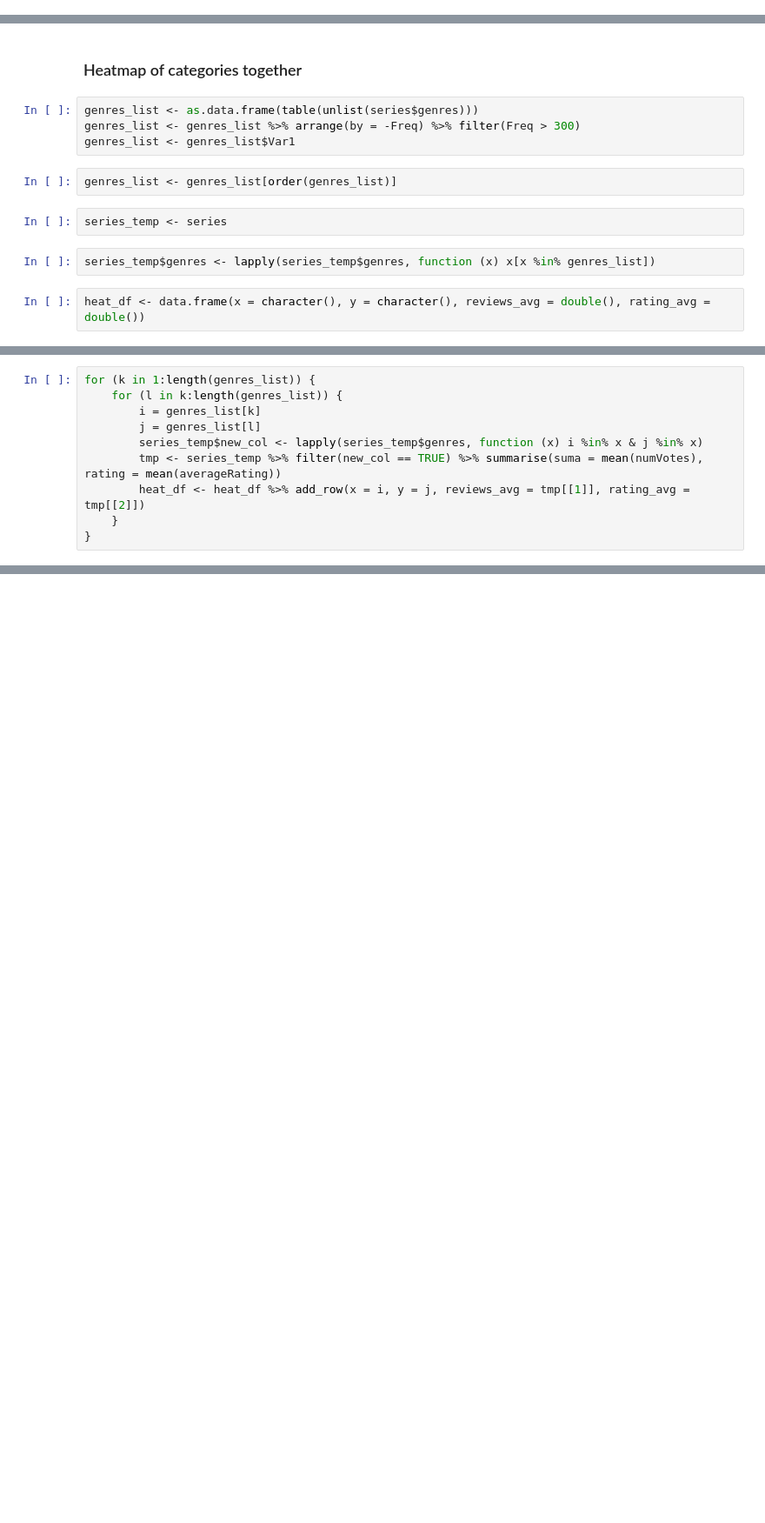
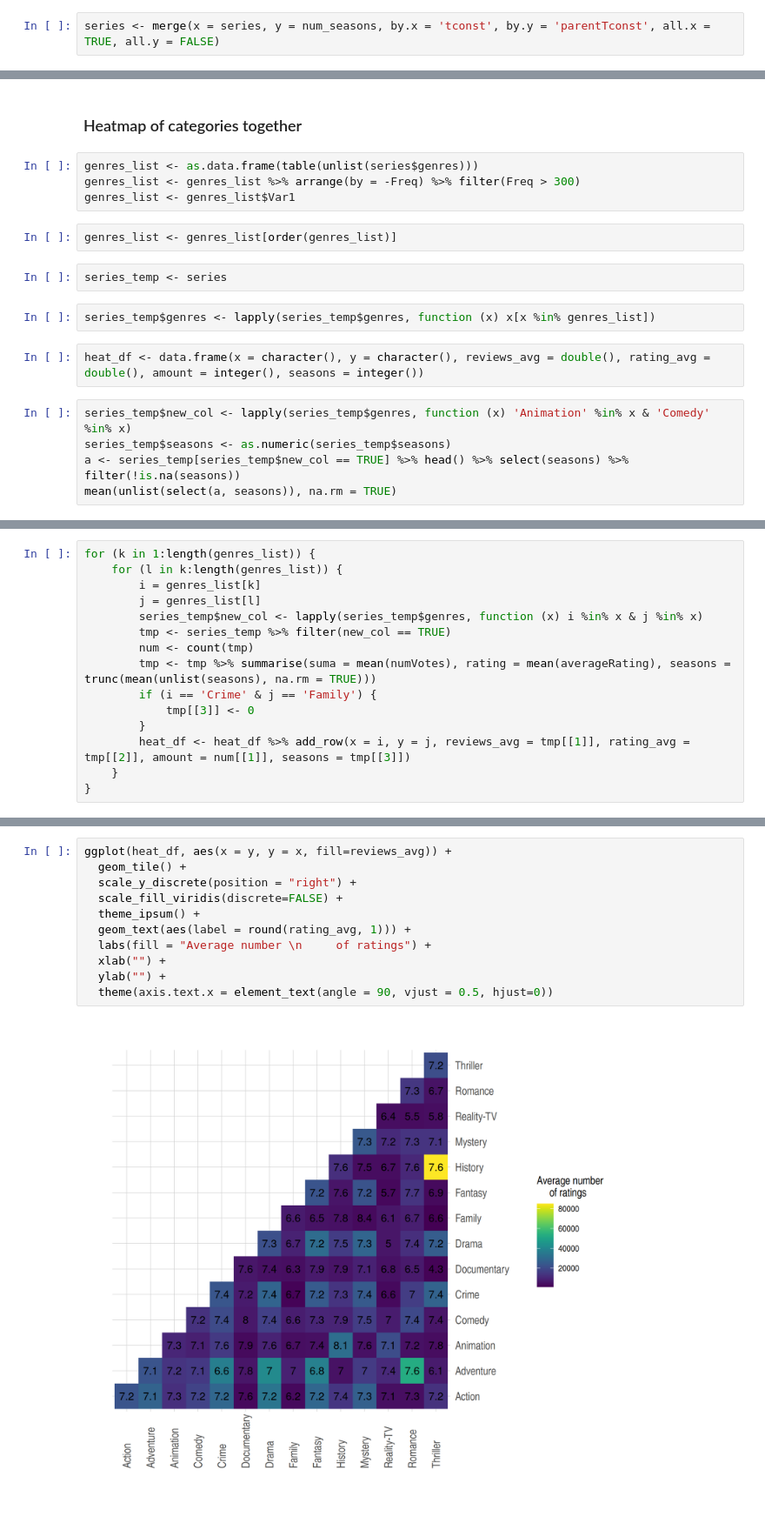
Before and after one commit to vaivapilk/DVZ, a Jupyter notebook: project.ipynb, the cells around one changed output, grey strips where cells are left out. Shown: that part at 87% size. Drawn from its saved outputs; the diff is of its cells as text; blank space fills up the shorter version.

Commit message:
second heatmap added

```diff
--- a/project.ipynb
+++ b/project.ipynb
@@ -114,3 +121,5 @@ crew_filtered <- crew %>% filter(tconst %in% series$tconst | tconst %in% episode
+# %%
+series <- merge(x = series, y = num_seasons, by.x = 'tconst', by.y = 'parentTconst', all.x = TRUE, all.y = FALSE)
 # %% [markdown]
 ### Data transformations
 # %%
@@ -247,4 +249,9 @@ series_temp <- series
 # %%
 series_temp$genres <- lapply(series_temp$genres, function (x) x[x %in% genres_list])
 # %%
-heat_df <- data.frame(x = character(), y = character(), reviews_avg = double(), rating_avg = double())
+heat_df <- data.frame(x = character(), y = character(), reviews_avg = double(), rating_avg = double(), amount = integer(), seasons = integer())
+# %%
+series_temp$new_col <- lapply(series_temp$genres, function (x) 'Animation' %in% x & 'Comedy' %in% x)
+series_temp$seasons <- as.numeric(series_temp$seasons)
+a <- series_temp[series_temp$new_col == TRUE] %>% head() %>% select(seasons) %>% filter(!is.na(seasons))
+mean(unlist(select(a, seasons)), na.rm = TRUE)
@@ -254,7 +263,12 @@ for (k in 1:length(genres_list)) {
         i = genres_list[k]
         j = genres_list[l]
         series_temp$new_col <- lapply(series_temp$genres, function (x) i %in% x & j %in% x)
-        tmp <- series_temp %>% filter(new_col == TRUE) %>% summarise(suma = mean(numVotes), rating = mean(averageRating))
-        heat_df <- heat_df %>% add_row(x = i, y = j, reviews_avg = tmp[[1]], rating_avg = tmp[[2]])
+        tmp <- series_temp %>% filter(new_col == TRUE)
+        num <- count(tmp)
+        tmp <- tmp %>% summarise(suma = mean(numVotes), rating = mean(averageRating), seasons = trunc(mean(unlist(seasons), na.rm = TRUE)))
+        if (i == 'Crime' & j == 'Family') {
+            tmp[[3]] <- 0
+        }
+        heat_df <- heat_df %>% add_row(x = i, y = j, reviews_avg = tmp[[1]], rating_avg = tmp[[2]], amount = num[[1]], seasons = tmp[[3]])
     }
 }
@@ -266,0 +283,13 @@ ggplot(heat_df, aes(x = x, y = y, fill=reviews_avg)) +
+# %%
+ggplot(heat_df, aes(x = y, y = x, fill=reviews_avg)) +
+  geom_tile() +
+  scale_y_discrete(position = "right") +
+  scale_fill_viridis(discrete=FALSE) +
+  theme_ipsum() +
+  geom_text(aes(label = round(rating_avg, 1))) +
+  labs(fill = "Average number \n     of ratings") +
+  xlab("") +
+  ylab("") +
+  theme(axis.text.x = element_text(angle = 90, vjust = 0.5, hjust=0))
+# %% [output]
+[figure, added]
```
Also changed, not shown: parts of 18 cells of this notebook, 1 other file.
